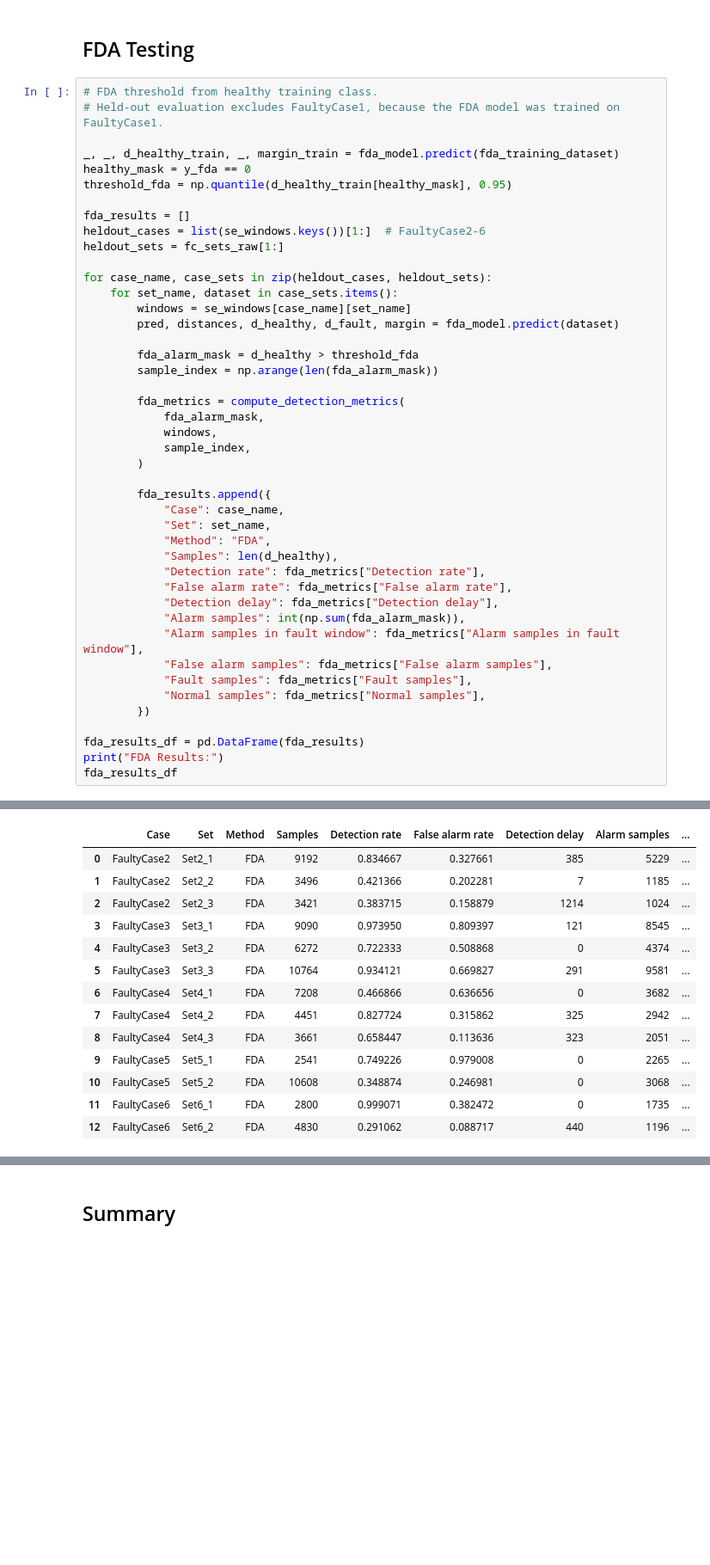
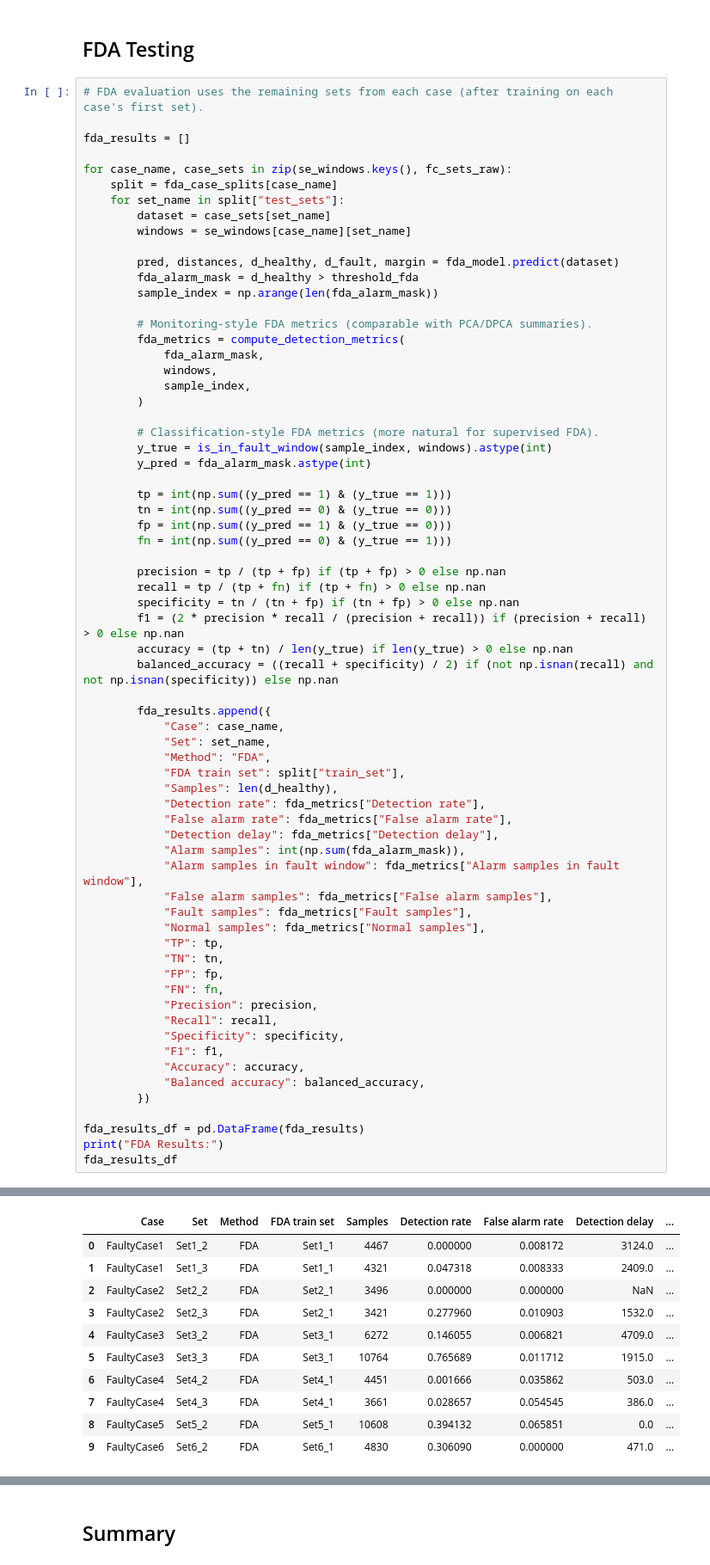
Before and after one commit to PeterAndersen-sdu/Fault-detection-project, a Jupyter notebook: main.ipynb, the cells around one changed output, grey strips where cells are left out. Shown at 86% size. Drawn from its saved outputs; the diff is of its cells as text; blank space fills up the shorter version.

```diff
--- a/main.ipynb
+++ b/main.ipynb
@@ -1094,62 +1147,82 @@ DPCA Results:
 # %% [markdown]
 ## FDA Testing
 # %%
-# FDA threshold from healthy training class.
-# Held-out evaluation excludes FaultyCase1, because the FDA model was trained on FaultyCase1.
-
-_, _, d_healthy_train, _, margin_train = fda_model.predict(fda_training_dataset)
-healthy_mask = y_fda == 0
-threshold_fda = np.quantile(d_healthy_train[healthy_mask], 0.95)
+# FDA evaluation uses the remaining sets from each case (after training on each case's first set).
 
 fda_results = []
-heldout_cases = list(se_windows.keys())[1:]  # FaultyCase2-6
-heldout_sets = fc_sets_raw[1:]
 
-for case_name, case_sets in zip(heldout_cases, heldout_sets):
-    for set_name, dataset in case_sets.items():
+for case_name, case_sets in zip(se_windows.keys(), fc_sets_raw):
+    split = fda_case_splits[case_name]
+    for set_name in split["test_sets"]:
+        dataset = case_sets[set_name]
         windows = se_windows[case_name][set_name]
+
         pred, distances, d_healthy, d_fault, margin = fda_model.predict(dataset)
-
         fda_alarm_mask = d_healthy > threshold_fda
         sample_index = np.arange(len(fda_alarm_mask))
 
+        # Monitoring-style FDA metrics (comparable with PCA/DPCA summaries).
         fda_metrics = compute_detection_metrics(
             fda_alarm_mask,
             windows,
             sample_index,
         )
 
+        # Classification-style FDA metrics (more natural for supervised FDA).
+        y_true = is_in_fault_window(sample_index, windows).astype(int)
+        y_pred = fda_alarm_mask.astype(int)
+
+        tp = int(np.sum((y_pred == 1) & (y_true == 1)))
+        tn = int(np.sum((y_pred == 0) & (y_true == 0)))
+        fp = int(np.sum((y_pred == 1) & (y_true == 0)))
+        fn = int(np.sum((y_pred == 0) & (y_true == 1)))
+
+        precision = tp / (tp + fp) if (tp + fp) > 0 else np.nan
+        recall = tp / (tp + fn) if (tp + fn) > 0 else np.nan
+        specificity = tn / (tn + fp) if (tn + fp) > 0 else np.nan
+        f1 = (2 * precision * recall / (precision + recall)) if (precision + recall) > 0 else np.nan
+        accuracy = (tp + tn) / len(y_true) if len(y_true) > 0 else np.nan
+        balanced_accuracy = ((recall + specificity) / 2) if (not np.isnan(recall) and not np.isnan(specificity)) else np.nan
+
         fda_results.append({
             "Case": case_name,
             "Set": set_name,
             "Method": "FDA",
+            "FDA train set": split["train_set"],
             "Samples": len(d_healthy),
             "Detection rate": fda_metrics["Detection rate"],
             "False alarm rate": fda_metrics["False alarm rate"],
             "Detection delay": fda_metrics["Detection delay"],
             "Alarm samples": int(np.sum(fda_alarm_mask)),
             "Alarm samples in fault window": fda_metrics["Alarm samples in fault window"],
             "False alarm samples": fda_metrics["False alarm samples"],
             "Fault samples": fda_metrics["Fault samples"],
             "Normal samples": fda_metrics["Normal samples"],
+            "TP": tp,
+            "TN": tn,
+            "FP": fp,
+            "FN": fn,
+            "Precision": precision,
+            "Recall": recall,
+            "Specificity": specificity,
+            "F1": f1,
+            "Accuracy": accuracy,
+            "Balanced accuracy": balanced_accuracy,
         })
 
 fda_results_df = pd.DataFrame(fda_results)
 print("FDA Results:")
 fda_results_df
 # %% [output]
 FDA Results:
-|  | Case | Set | Method | Samples | Detection rate | False alarm rate | Detection delay | Alarm samples | ... |
-| 0 | FaultyCase2 | Set2_1 | FDA | 9192 | 0.834667 | 0.327661 | 385 | 5229 | ... |
-| 1 | FaultyCase2 | Set2_2 | FDA | 3496 | 0.421366 | 0.202281 | 7 | 1185 | ... |
-| 2 | FaultyCase2 | Set2_3 | FDA | 3421 | 0.383715 | 0.158879 | 1214 | 1024 | ... |
-| 3 | FaultyCase3 | Set3_1 | FDA | 9090 | 0.973950 | 0.809397 | 121 | 8545 | ... |
-| 4 | FaultyCase3 | Set3_2 | FDA | 6272 | 0.722333 | 0.508868 | 0 | 4374 | ... |
-| 5 | FaultyCase3 | Set3_3 | FDA | 10764 | 0.934121 | 0.669827 | 291 | 9581 | ... |
-| 6 | FaultyCase4 | Set4_1 | FDA | 7208 | 0.466866 | 0.636656 | 0 | 3682 | ... |
-| 7 | FaultyCase4 | Set4_2 | FDA | 4451 | 0.827724 | 0.315862 | 325 | 2942 | ... |
-| 8 | FaultyCase4 | Set4_3 | FDA | 3661 | 0.658447 | 0.113636 | 323 | 2051 | ... |
-| 9 | FaultyCase5 | Set5_1 | FDA | 2541 | 0.749226 | 0.979008 | 0 | 2265 | ... |
-| 10 | FaultyCase5 | Set5_2 | FDA | 10608 | 0.348874 | 0.246981 | 0 | 3068 | ... |
-| 11 | FaultyCase6 | Set6_1 | FDA | 2800 | 0.999071 | 0.382472 | 0 | 1735 | ... |
-| 12 | FaultyCase6 | Set6_2 | FDA | 4830 | 0.291062 | 0.088717 | 440 | 1196 | ... |
+|  | Case | Set | Method | FDA train set | Samples | Detection rate | False alarm rate | Detection delay | ... |
+| 0 | FaultyCase1 | Set1_2 | FDA | Set1_1 | 4467 | 0.000000 | 0.008172 | 3124.0 | ... |
+| 1 | FaultyCase1 | Set1_3 | FDA | Set1_1 | 4321 | 0.047318 | 0.008333 | 2409.0 | ... |
+| 2 | FaultyCase2 | Set2_2 | FDA | Set2_1 | 3496 | 0.000000 | 0.000000 | NaN | ... |
+| 3 | FaultyCase2 | Set2_3 | FDA | Set2_1 | 3421 | 0.277960 | 0.010903 | 1532.0 | ... |
+| 4 | FaultyCase3 | Set3_2 | FDA | Set3_1 | 6272 | 0.146055 | 0.006821 | 4709.0 | ... |
+| 5 | FaultyCase3 | Set3_3 | FDA | Set3_1 | 10764 | 0.765689 | 0.011712 | 1915.0 | ... |
+| 6 | FaultyCase4 | Set4_2 | FDA | Set4_1 | 4451 | 0.001666 | 0.035862 | 503.0 | ... |
+| 7 | FaultyCase4 | Set4_3 | FDA | Set4_1 | 3661 | 0.028657 | 0.054545 | 386.0 | ... |
+| 8 | FaultyCase5 | Set5_2 | FDA | Set5_1 | 10608 | 0.394132 | 0.065851 | 0.0 | ... |
+| 9 | FaultyCase6 | Set6_2 | FDA | Set6_1 | 4830 | 0.306090 | 0.000000 | 471.0 | ... |
```
Also changed, not shown: parts of 8 cells of this notebook, 2 other files.
